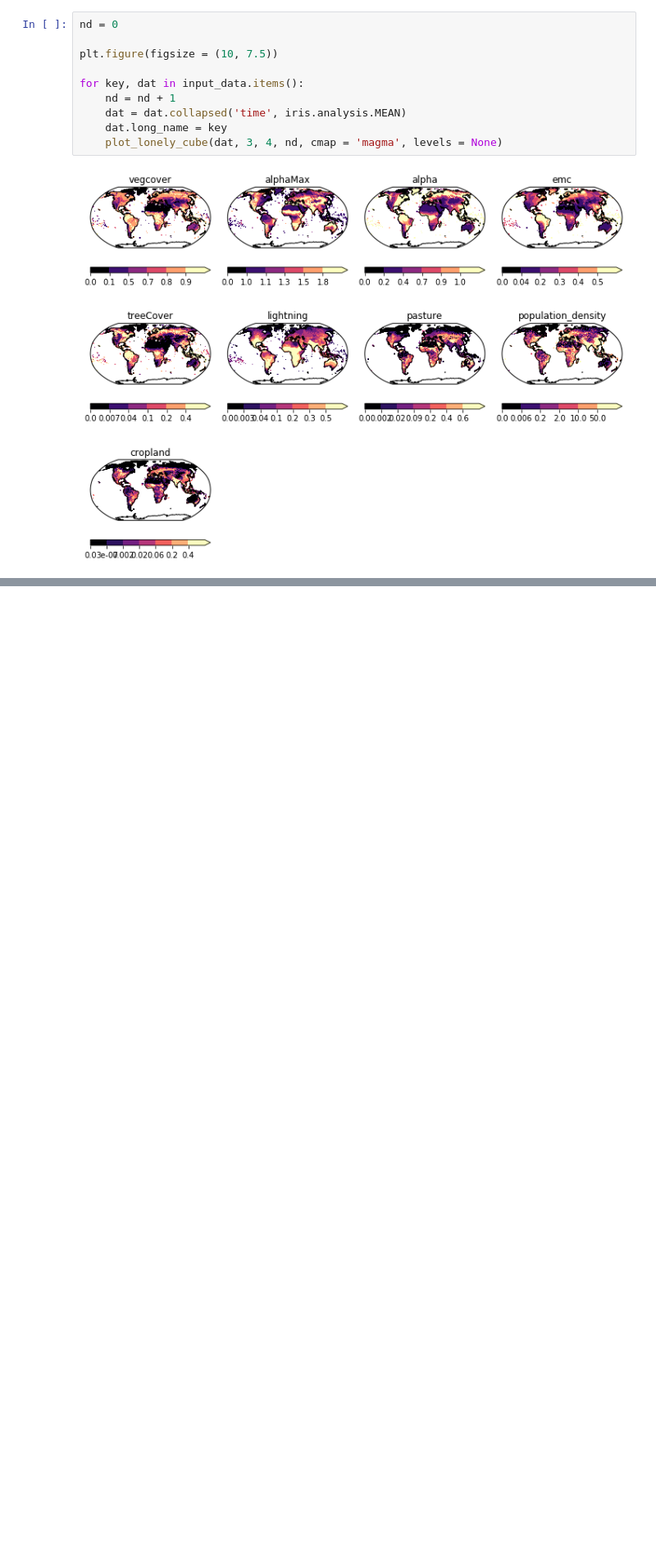
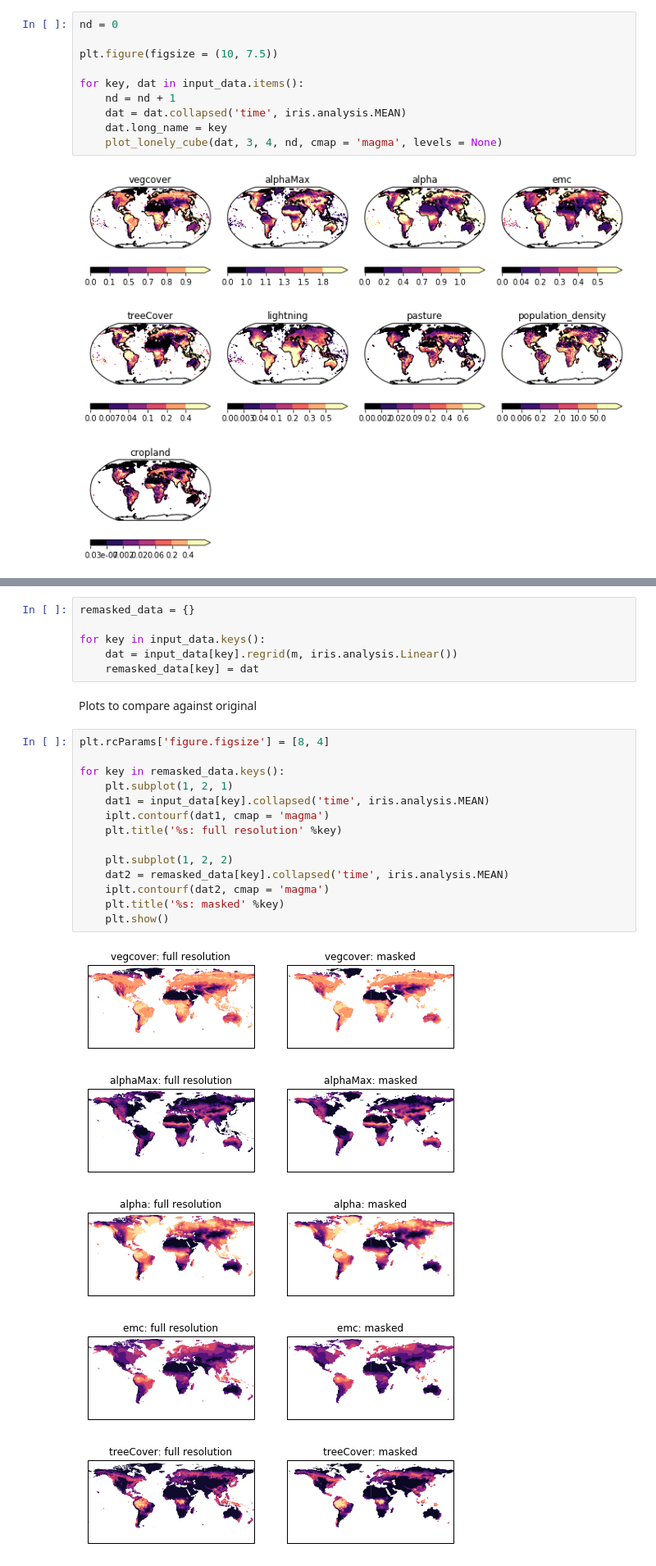
Before and after one commit to douglask3/UKESM-ConFire, a Jupyter notebook: notebooks/regrid_nc.ipynb, the cells around one changed output, grey strips where cells are left out. Shown at 82% size. Drawn from its saved outputs; the diff is of its cells as text; blank space fills up the shorter version.

```diff
--- a/notebooks/regrid_nc.ipynb
+++ b/notebooks/regrid_nc.ipynb
@@ -114,0 +197,28 @@ for key, dat in input_data.items():
+# %%
+remasked_data = {}
+
+for key in input_data.keys():
+    dat = input_data[key].regrid(m, iris.analysis.Linear())
+    remasked_data[key] = dat
+# %% [markdown]
+Plots to compare against original
+# %%
+plt.rcParams['figure.figsize'] = [8, 4]
+
+for key in remasked_data.keys():
+    plt.subplot(1, 2, 1)
+    dat1 = input_data[key].collapsed('time', iris.analysis.MEAN)
+    iplt.contourf(dat1, cmap = 'magma')
+    plt.title('%s: full resolution' %key)
+
+    plt.subplot(1, 2, 2)
+    dat2 = remasked_data[key].collapsed('time', iris.analysis.MEAN)
+    iplt.contourf(dat2, cmap = 'magma')
+    plt.title('%s: masked' %key)
+    plt.show()
+# %% [output]
+[figure, added]
+[figure, added]
+[figure, added]
+[figure, added]
+[figure, added]
```
Also changed, not shown: parts of 14 cells of this notebook.
